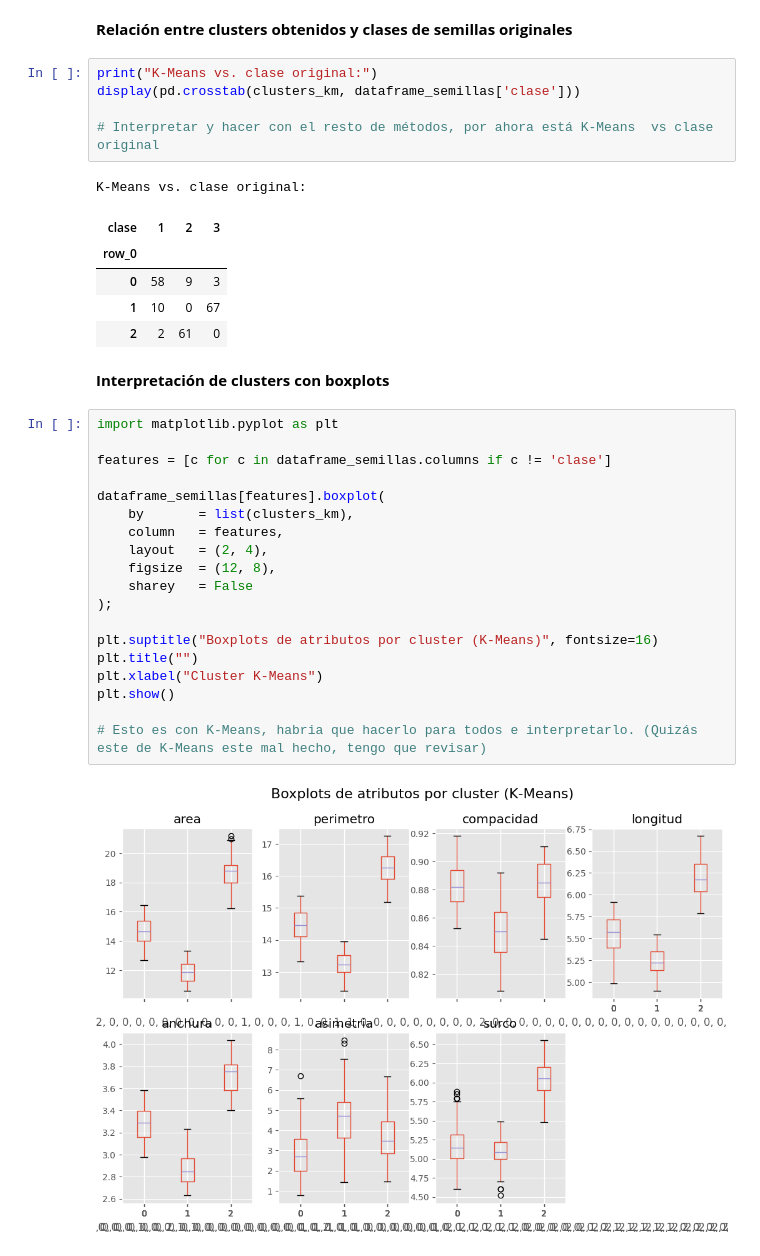
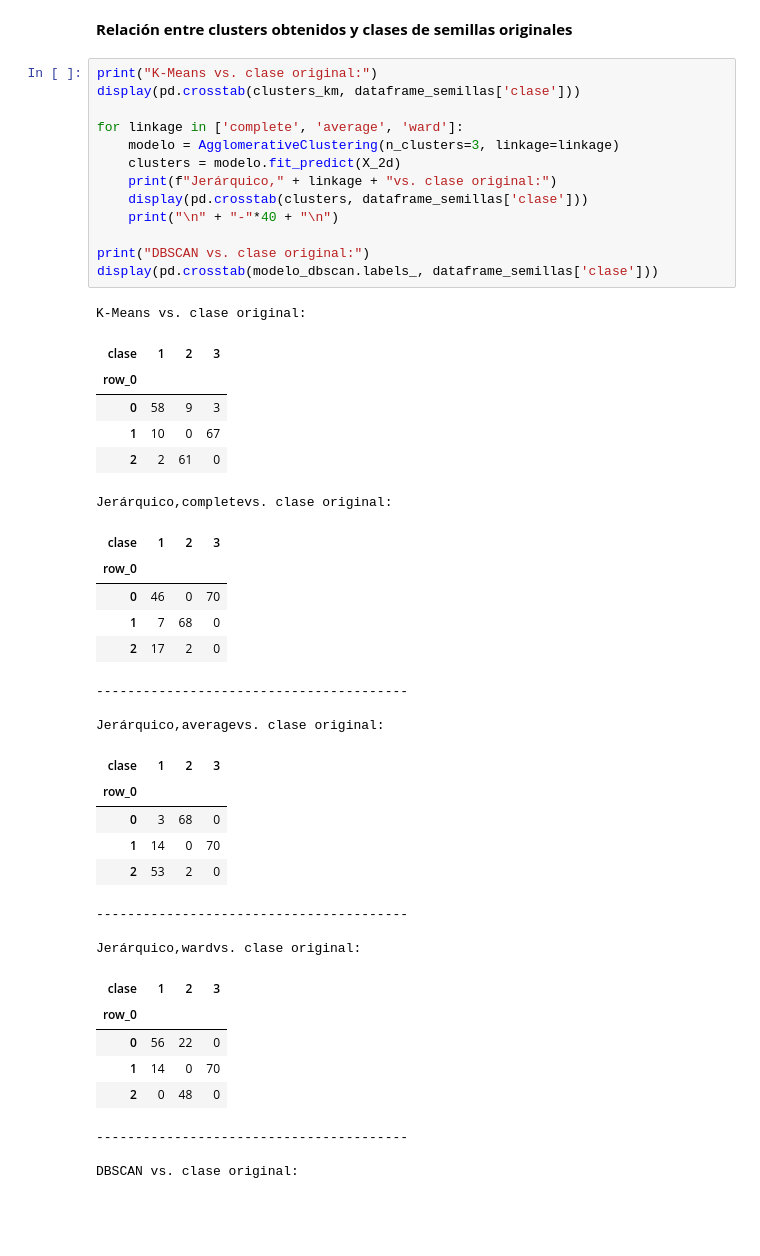
Before and after one commit to kevinMGII/Grupo7-Practica2, a Jupyter notebook: Grupo7_Practica2.ipynb, the cells around one changed output. Saved outputs shown, nothing was run; the diff lists cells and outputs as text; blank space fills up the shorter version.

```diff
--- a/Grupo7_Practica2.ipynb
+++ b/Grupo7_Practica2.ipynb
@@ -675,38 +647,48 @@ La comparación visual de los métodos nos lleva a las siguientes conclusiones:
 Entonces, podemos decir que K-Means (k=3) o Dendogramas con Linkage ward (3 clusters) son buenos métodos para utilizar en este conjunto de semillas.
 # %% [markdown]
 **Relación entre clusters obtenidos y clases de semillas originales**
-# %%
-print("K‑Means vs. clase original:")
-display(pd.crosstab(clusters_km, dataframe_semillas['clase']))
-
-# Interpretar y hacer con el resto de métodos, por ahora está K-Means  vs clase original
-# %% [output]
-K‑Means vs. clase original:
-| clase | 1 | 2 | 3 |
-| row_0 |  |  |  |
-| 0 | 58 | 9 | 3 |
-| 1 | 10 | 0 | 67 |
-| 2 | 2 | 61 | 0 |
-# %% [markdown]
-**Interpretación de clusters con boxplots**
-# %%
-import matplotlib.pyplot as plt
-
-features = [c for c in dataframe_semillas.columns if c != 'clase']
-
-dataframe_semillas[features].boxplot(
-    by       = list(clusters_km),
-    column   = features,
-    layout   = (2, 4),
-    figsize  = (12, 8),
-    sharey   = False
-);
-
-plt.suptitle("Boxplots de atributos por cluster (K‑Means)", fontsize=16)
-plt.title("")
-plt.xlabel("Cluster K‑Means")
-plt.show()
-
-# Esto es con K-Means, habria que hacerlo para todos e interpretarlo. (Quizás este de K-Means este mal hecho, tengo que revisar)
-# %% [output]
-[figure, removed]
+# %%
+print("K‑Means vs. clase original:")
+display(pd.crosstab(clusters_km, dataframe_semillas['clase']))
+
+for linkage in ['complete', 'average', 'ward']:
+    modelo = AgglomerativeClustering(n_clusters=3, linkage=linkage)
+    clusters = modelo.fit_predict(X_2d)
+    print(f"Jerárquico," + linkage + "vs. clase original:")
+    display(pd.crosstab(clusters, dataframe_semillas['clase']))
+    print("\n" + "-"*40 + "\n")
+
+print("DBSCAN vs. clase original:")
+display(pd.crosstab(modelo_dbscan.labels_, dataframe_semillas['clase']))
+# %% [output]
+K‑Means vs. clase original:
+| clase | 1 | 2 | 3 |
+| row_0 |  |  |  |
+| 0 | 58 | 9 | 3 |
+| 1 | 10 | 0 | 67 |
+| 2 | 2 | 61 | 0 |
+Jerárquico,completevs. clase original:
+| clase | 1 | 2 | 3 |
+| row_0 |  |  |  |
+| 0 | 46 | 0 | 70 |
+| 1 | 7 | 68 | 0 |
+| 2 | 17 | 2 | 0 |
+----------------------------------------
+
+Jerárquico,averagevs. clase original:
+| clase | 1 | 2 | 3 |
+| row_0 |  |  |  |
+| 0 | 3 | 68 | 0 |
+| 1 | 14 | 0 | 70 |
+| 2 | 53 | 2 | 0 |
+----------------------------------------
+
+Jerárquico,wardvs. clase original:
+| clase | 1 | 2 | 3 |
+| row_0 |  |  |  |
+| 0 | 56 | 22 | 0 |
+| 1 | 14 | 0 | 70 |
+| 2 | 0 | 48 | 0 |
+----------------------------------------
+
+DBSCAN vs. clase original:
```
Also changed, not shown: parts of 30 cells of this notebook.
